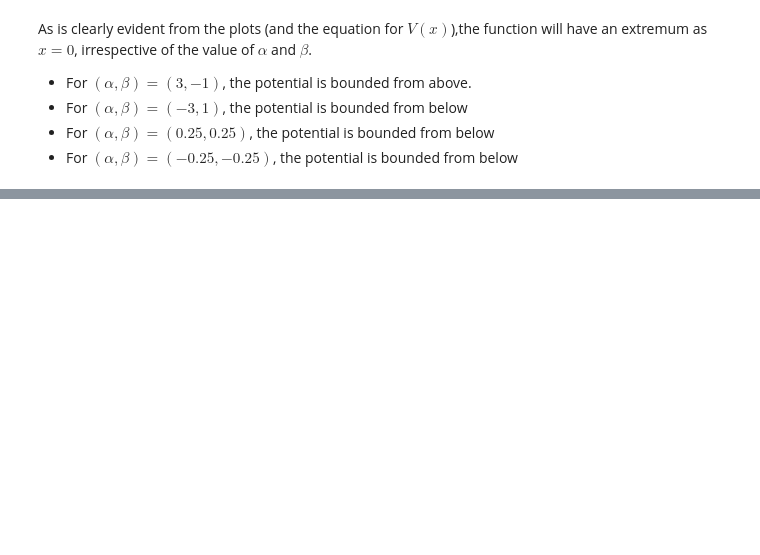
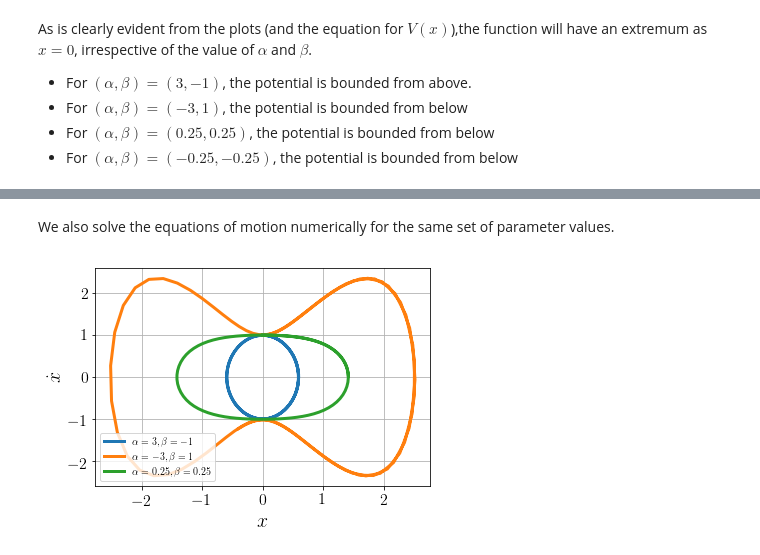
Before and after one commit to adivijaykumar/courses, a Jupyter notebook: cmech/assign_1/Problem 1.ipynb, the cells around one changed output, grey strips where cells are left out. Saved outputs shown, nothing was run; the diff lists cells and outputs as text; code cells hidden in the pictures; blank space fills up the shorter version.

```diff
--- a/cmech/assign_1/Problem 1.ipynb
+++ b/cmech/assign_1/Problem 1.ipynb
@@ -49 +56,20 @@ for parameter in params:
+# %% [markdown]
+We also solve the equations of motion numerically for the same set of parameter values.
+# %%
+params = [[3,-1],[-3,1],[0.25,0.25]]
+for alpha, beta in params:
+    def f(t,y):
+        x = y[0]
+        xd = y[1]
+        return np.array([xd, -alpha*x - beta*x**3])
+    ini = [0,1]
+    sol = scipy.integrate.solve_ivp(f,[0,10],[ini[0],ini[1]],
+                                        t_eval=np.linspace(0,10,100))
+    plt.plot(sol.y[0],sol.y[1],label=r'$\alpha = %s, \beta = %s$'%(alpha,beta))
+plt.xlabel('$x$')
+plt.ylabel('$\dot{x}$')
+plt.legend()
+plt.show()
+# %% [output]
+[figure, added]
 # %% [markdown]
```
Also changed, not shown: parts of 8 cells of this notebook, 41 other files.
